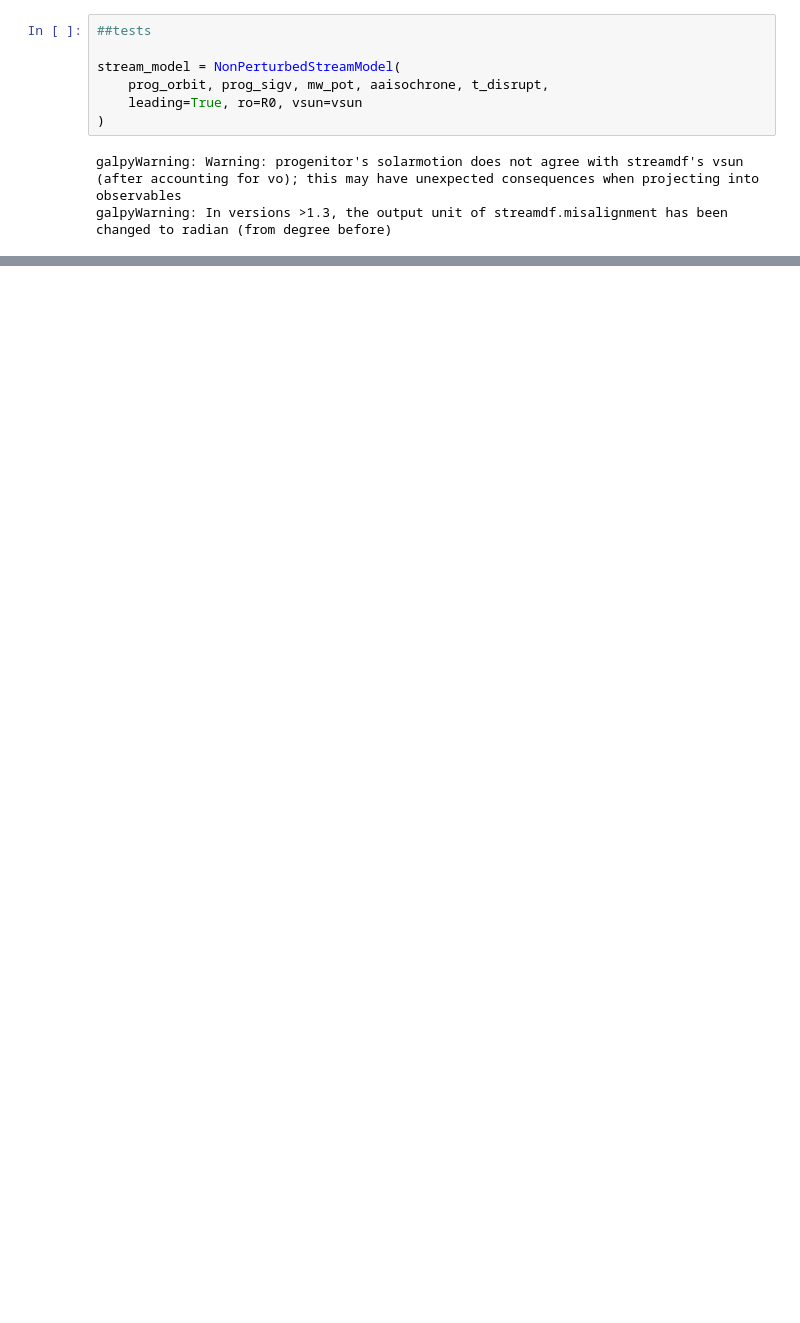
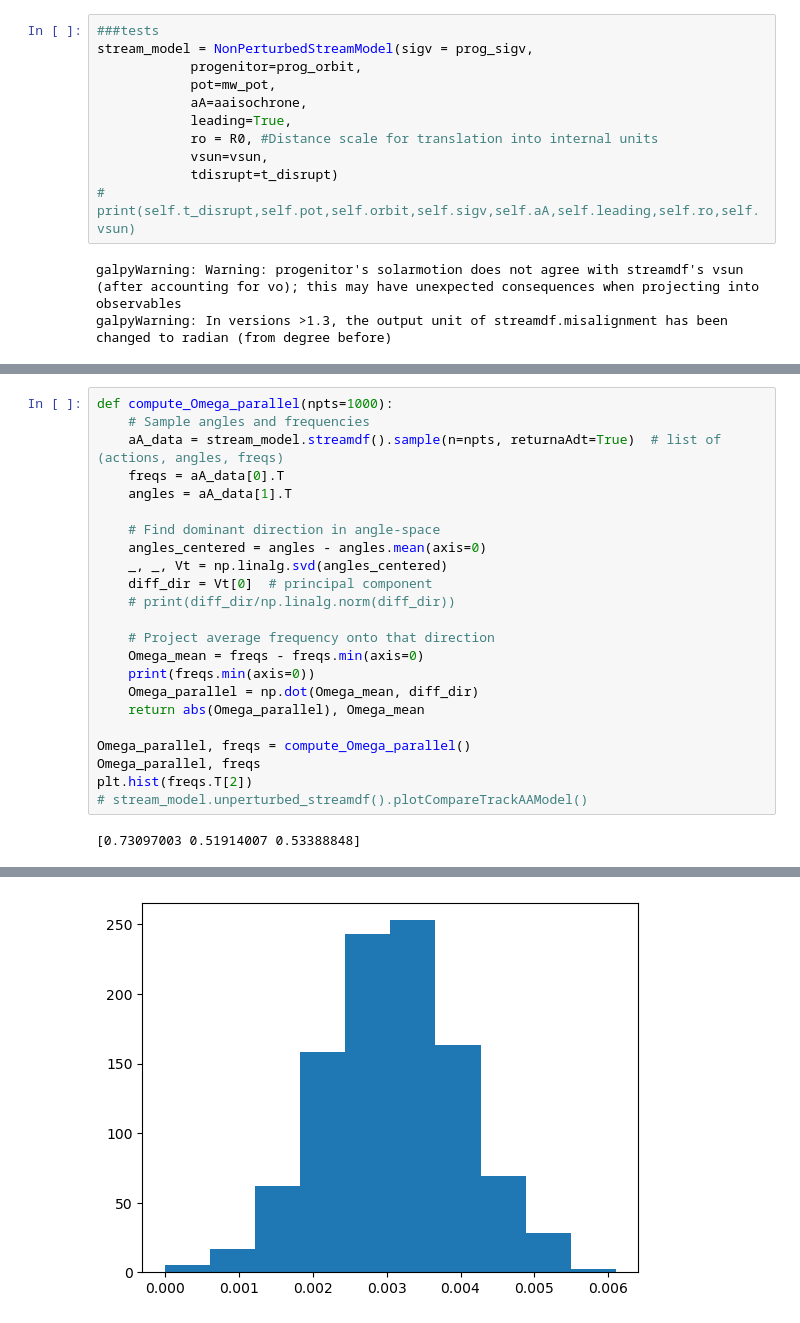
Before and after one commit to LSSTDESC/stream_sim, a Jupyter notebook: dev/impact_sampling.ipynb, the cells around one changed output, grey strips where cells are left out. Cells and saved outputs as stored; diff of their text form; blank space fills up the shorter version.

```diff
--- a/dev/impact_sampling.ipynb
+++ b/dev/impact_sampling.ipynb
@@ -270,12 +282,16 @@ aaisochrone = ga.actionAngleIsochroneApprox(pot=mw_pot,b=1.5)
 # %% [output]
 0.36448724205723426 km / s
 # %%
-##tests
-
-stream_model = NonPerturbedStreamModel(
-    prog_orbit, prog_sigv, mw_pot, aaisochrone, t_disrupt,
-    leading=True, ro=R0, vsun=vsun
-)
+###tests
+stream_model = NonPerturbedStreamModel(sigv = prog_sigv,
+            progenitor=prog_orbit,
+            pot=mw_pot,
+            aA=aaisochrone,
+            leading=True,
+            ro = R0, #Distance scale for translation into internal units
+            vsun=vsun,
+            tdisrupt=t_disrupt)
+# print(self.t_disrupt,self.pot,self.orbit,self.sigv,self.aA,self.leading,self.ro,self.vsun)
 # %% [output]
 galpyWarning: Warning: progenitor's solarmotion does not agree with streamdf's vsun (after accounting for vo); this may have unexpected consequences when projecting into observables
 galpyWarning: In versions >1.3, the output unit of streamdf.misalignment has been changed to radian (from degree before)
@@ -298,0 +303,25 @@ def flyby_velocity(sigma_h):
+# %%
+def compute_Omega_parallel(npts=1000):
+    # Sample angles and frequencies
+    aA_data = stream_model.streamdf().sample(n=npts, returnaAdt=True)  # list of (actions, angles, freqs)
+    freqs = aA_data[0].T
+    angles = aA_data[1].T
+
+    # Find dominant direction in angle-space
+    angles_centered = angles - angles.mean(axis=0)
+    _, _, Vt = np.linalg.svd(angles_centered)
+    diff_dir = Vt[0]  # principal component
+    # print(diff_dir/np.linalg.norm(diff_dir))
+
+    # Project average frequency onto that direction
+    Omega_mean = freqs - freqs.min(axis=0)
+    print(freqs.min(axis=0))
+    Omega_parallel = np.dot(Omega_mean, diff_dir)
+    return abs(Omega_parallel), Omega_mean
+
+Omega_parallel, freqs = compute_Omega_parallel()
+Omega_parallel, freqs
+plt.hist(freqs.T[2])
+# stream_model.unperturbed_streamdf().plotCompareTrackAAModel()
+# %% [output]
+[0.73097003 0.51914007 0.53388848]
@@ -298,0 +333 @@ def flyby_velocity(sigma_h):
+[figure, added]
```
Also changed, not shown: parts of 24 cells of this notebook, 2 other files.
